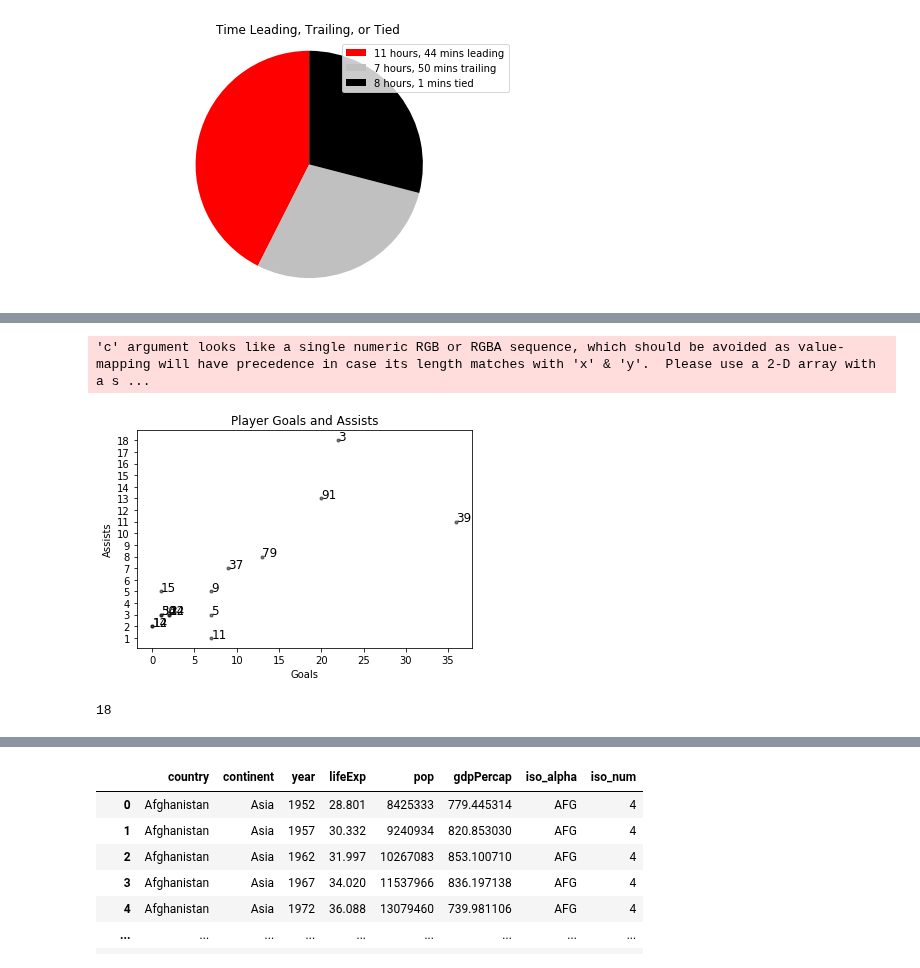
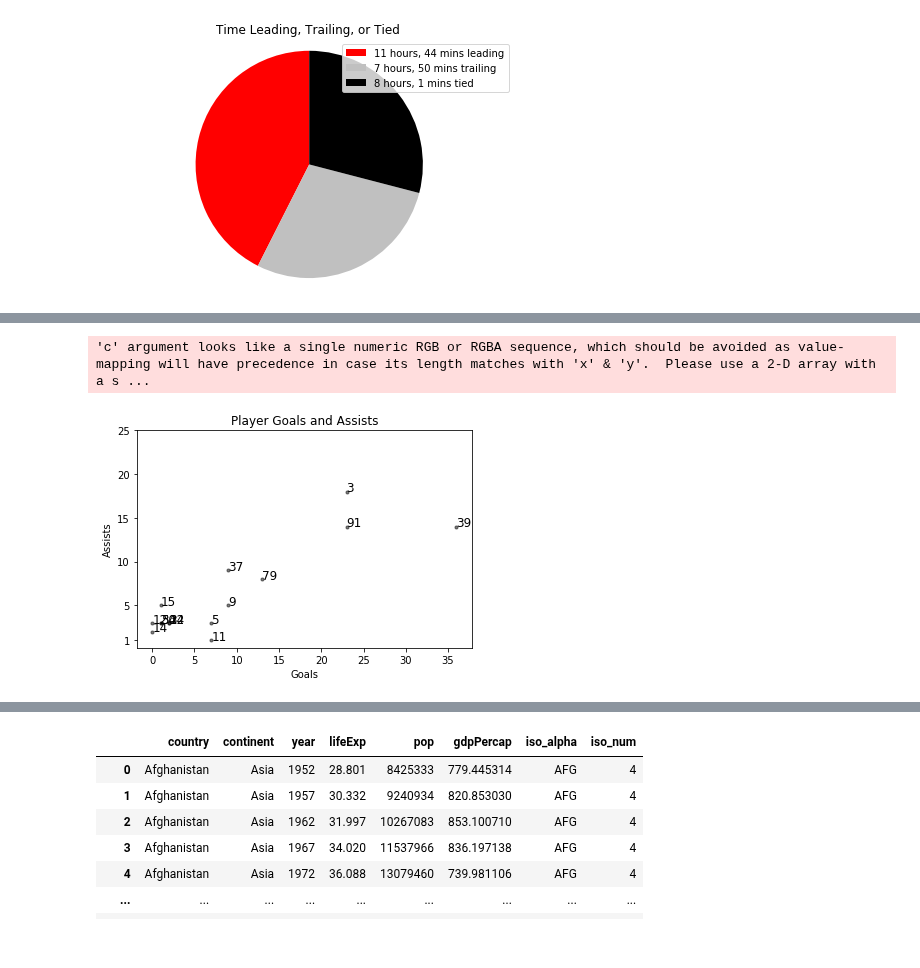
Before and after one commit to werntzp/hockey-stats, a Jupyter notebook: stats_charts.ipynb, the cells around one changed output, grey strips where cells are left out. Saved outputs shown, nothing was run; the diff lists cells and outputs as text; code cells hidden in the pictures.

```diff
--- a/stats_charts.ipynb
+++ b/stats_charts.ipynb
@@ -784,30 +783,36 @@ Text(0.5, 0.94, 'Points per Player by Game')
 # %%
-# Create data
-x = df_goals_assists["goals"]
-y = df_goals_assists["assists"]
-p = df_goals_assists["player"]
+# create a new data frame with totals
+dfx = pd.DataFrame(columns=["player",	"goals",	"assists",])
+
+# get a list of players
+players = df_goals_assists.player.unique()
+
+# loop through each, get their total goals/assists and add to temporary data frame
+for p in players:
+  goals = df_goals_assists[df_goals_assists.player == p].goals.sum()
+  assists = df_goals_assists[df_goals_assists.player == p].assists.sum()
+  dfx = dfx.append({'player': p, 'goals': goals, 'assists': assists} , ignore_index=True)
+
+# get data
+x = dfx["goals"]
+y = dfx["assists"]
+n = dfx["player"]
 colors = (0,0,0)
 area = np.pi * 3
 
-ycol = []
-for i in range(df_goals_assists["assists"].max()):
-  ycol.append(i+1)
+ycol = [1,5,10,15,20,25]
 
 # Plot
-plt.scatter(x, y, s=area, c=colors, alpha=0.5)
+plt.scatter(x.values, y.values, s=area, c=colors, alpha=0.5)
 plt.title('Player Goals and Assists')
 plt.yticks(ycol)
 plt.xlabel('Goals')
 plt.ylabel('Assists')
 
-for x, y, p in zip(x, y, p):
-    plt.text(x, y, str(p), color="black", fontsize=12)
+for x, y, n in zip(x, y, n):
+    plt.text(x, y, str('{0:.0f}'.format(n)), color="black", fontsize=12)
 
 plt.show()
 # %% [output]
 'c' argument looks like a single numeric RGB or RGBA sequence, which should be avoided as value-mapping will have precedence in case its length matches with 'x' & 'y'.  Please use a 2-D array with a s ...
-[figure, old version]
+[figure, new version]
-# %%
-df_goals_assists["assists"].max()
-# %% [output]
-18
```
Also changed, not shown: parts of 4 cells of this notebook.
